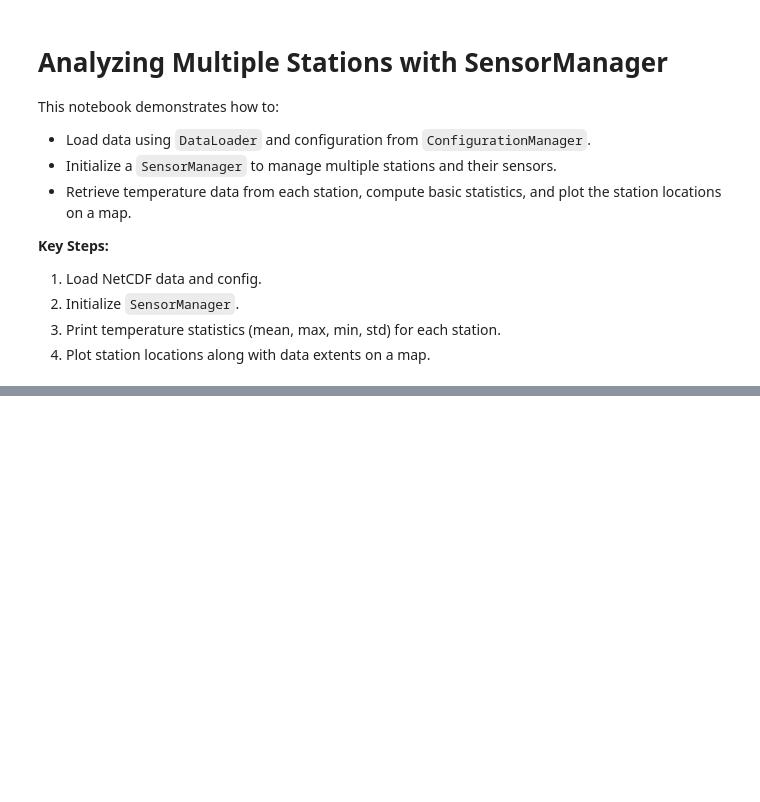
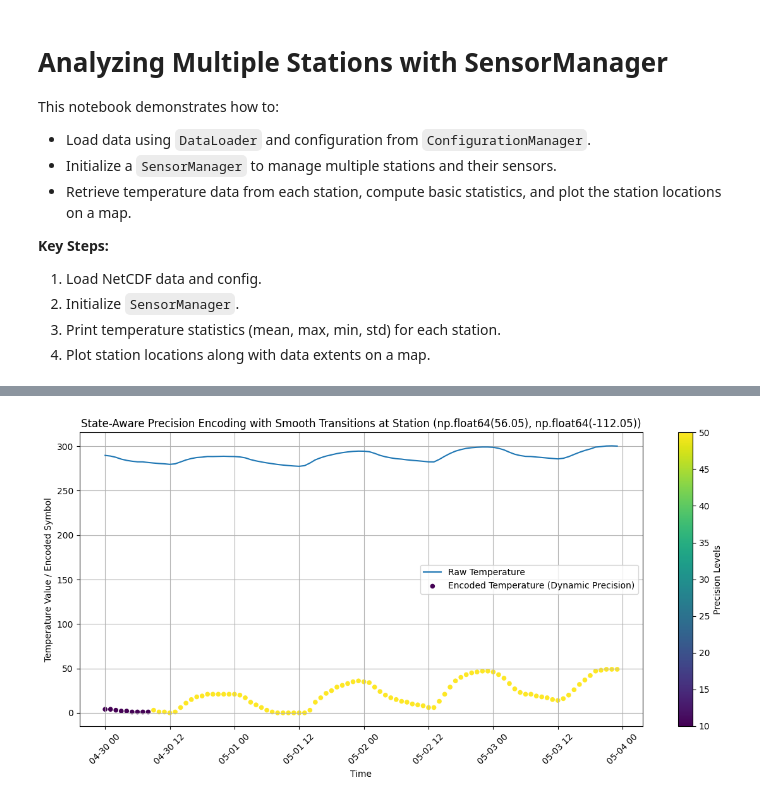
Before and after one commit to richardjpurcell/universal-sensing-etm, a Jupyter notebook: notebooks/Analyze_station_manager.ipynb, the cells around one changed output, grey strips where cells are left out. Drawn from its saved outputs; the diff is of its cells as text; code cells hidden in the pictures; blank space fills up the shorter version.

Commit message:
Updating precision control classes

```diff
--- a/notebooks/Analyze_station_manager.ipynb
+++ b/notebooks/Analyze_station_manager.ipynb
@@ -143,0 +323,91 @@ Station Temperature Summary:
+# %%
+import sys
+import pandas as pd
+import matplotlib.pyplot as plt
+
+# Adjust path for imports
+sys.path.append("..")
+
+from src.data_handling.data_loader import DataLoader
+from src.sensors.sensor import Sensor
+from src.utils.configuration_manager import ConfigurationManager
+from src.sensors.sensor_manager import SensorManager
+
+# Step 1: Load Data
+data_dir = "../data/NetCDF"
+file_groups = {
+    "temperature": ["April-30-temp.nc", "May-01-temp.nc", "May-02-temp.nc", "May-03-temp.nc"],
+    "u_wind": ["April-30-u-wind.nc", "May-01-u-wind.nc", "May-02-u-wind.nc", "May-03-u-wind.nc"],
+    "v_wind": ["April-30-v-wind.nc", "May-01-v-wind.nc", "May-02-v-wind.nc", "May-03-v-wind.nc"]
+}
+
+loader = DataLoader(data_dir=data_dir)
+data_dict = loader.load_all(file_groups)
+
+# Step 2: Initialize SensorManager
+config_manager = ConfigurationManager(config_path="../config/default_config.yaml")
+sensor_manager = SensorManager(data_dict=data_dict, config_manager=config_manager)
+
+# Step 3: Retrieve a Station and Sensor
+stations = sensor_manager.get_all_stations()
+station_coords = list(stations.keys())[0]
+station = sensor_manager.get_station(*station_coords)
+temp_sensor = station.get_sensor("temperature")
+
+# Step 4: Preprocess and Encode with State-Aware Precision Control
+print("Before cleaning, NaN count:", temp_sensor.data["value"].isna().sum())
+
+# Replace NaN values in the data
+temp_sensor.data.loc[:, "value"] = temp_sensor.data["value"].ffill().fillna(0.0)
+
+print("After cleaning, NaN count:", temp_sensor.data["value"].isna().sum())
+
+# Apply state-aware precision encoding
+print("Applying state-aware precision control...")
+encoded_data = temp_sensor.encode_with_dynamic_precision()
+
+# Step 5: Plot Results - Raw Data and Encoded Data
+plt.figure(figsize=(12, 6))
+
+# Raw Temperature Line
+plt.plot(encoded_data["valid_time"], encoded_data["value"], label="Raw Temperature", color="tab:blue")
+
+# Encoded Temperature Points with Dynamic Precision
+scatter = plt.scatter(
+    encoded_data["valid_time"], encoded_data["encoded_value_dynamic"],
+    c=encoded_data["precision_levels"], cmap="viridis", label="Encoded Temperature (Dynamic Precision)", s=20
+)
+
+plt.colorbar(scatter, label="Precision Levels")
+plt.title(f"State-Aware Precision Encoding with Smooth Transitions at Station {station_coords}")
+plt.xlabel("Time")
+plt.ylabel("Temperature Value / Encoded Symbol")
+plt.legend()
+plt.grid(True)
+plt.xticks(rotation=45)
+plt.tight_layout()
+plt.show()
+
+# Step 6: Plot Variability and Precision Levels Over Time
+plt.figure(figsize=(12, 6))
+
+# Variability over Time
+plt.plot(encoded_data["valid_time"], encoded_data["variability"], label="Data Variability", color="tab:orange")
+
+# Precision Levels over Time
+plt.step(encoded_data["valid_time"], encoded_data["precision_levels"], where="mid",
+         label="Precision Levels", color="tab:green")
+
+plt.title(f"Data Variability and Precision Levels at Station {station_coords}")
+plt.xlabel("Time")
+plt.ylabel("Value / Levels")
+plt.legend()
+plt.grid(True)
+plt.xticks(rotation=45)
+plt.tight_layout()
+plt.show()
+
+# Step 7: Display Encoded Data Table
+print("Encoded Data with State-Aware Precision Control:")
+display(encoded_data[["valid_time", "value", "variability", "precision_levels", "encoded_value_dynamic"]].tail(100))
+# %% [output]
@@ -143,0 +449 @@ Station Temperature Summary:
+[figure, added]
```
Also changed, not shown: parts of 5 cells of this notebook, 6 other files.
